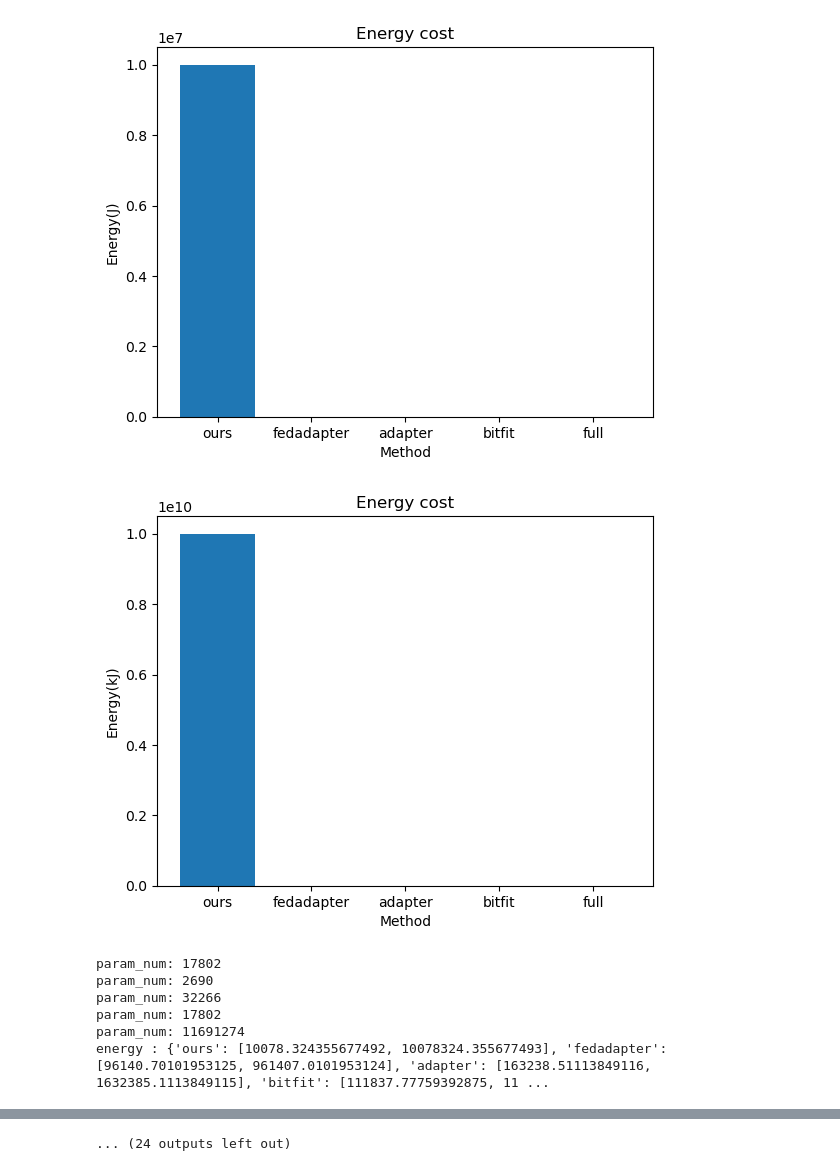
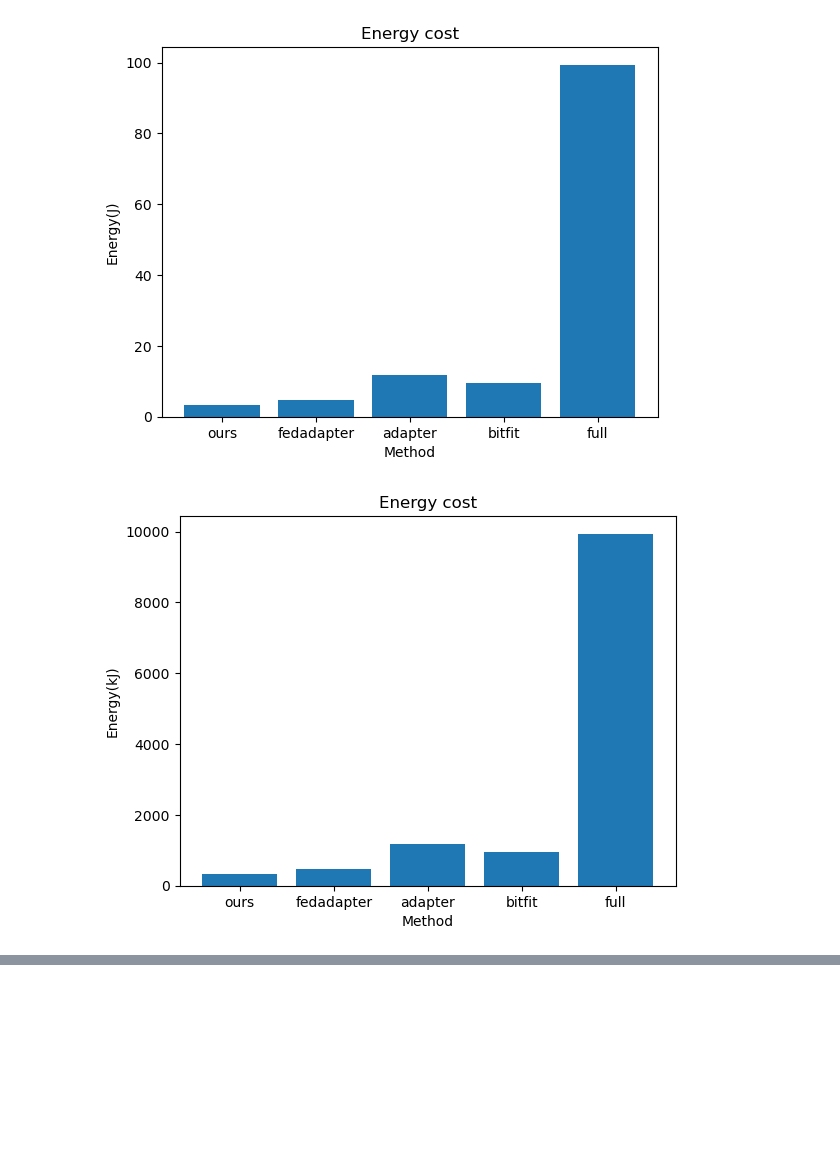
Before and after one commit to UbiquitousLearning/FwdLLM, a Jupyter notebook: all_figures/memery_network/energy.ipynb, the cells around one changed output, grey strips where cells are left out. Saved outputs shown, nothing was run; the diff lists cells and outputs as text; code cells hidden in the pictures; blank space fills up the shorter version.

```diff
--- a/all_figures/memery_network/energy.ipynb
+++ b/all_figures/memery_network/energy.ipynb
@@ -2,7 +2,7 @@
 logging_file_dict = {
     "distilbert agnews":
         {
-        "ours":"./distilbert_agnews/fedFwd_distilbert_agnews_lr0.01_client_num_1000_numerical.log",
+        "ours":"/data/wyz/FedNLP/experiments/distributed/transformer_exps/run_tc_exps/log/new/test_fedFwd_distilbert_agnews_lr0.01_client_num_100_numerical.log",
         'fedadapter':'./distilbert_agnews/fedsgd_distilbert_agnews_lr0.01_client_num_10_fedadapter_2_layer.log',
         "adapter":"./distilbert_agnews/fedsgd_distilbert_agnews_lr0.01_client_num_10_adapter.log",
         "bitfit":"./distilbert_agnews/fedsgd_distilbert_agnews_lr0.01_client_num_10_bitfit.log",
@@ -255,11 +274,13 @@ def plot_end_to_end(model,dataset,target_acc, path=f"/data/wyz/ForwardFL-Latex/f
     # plt.show()
     # return time_to_acc_dict
 # %%
-models = ['albert','distilbert','bert','roberta-large']
-datasets = ['agnews','yahoo','yelp-p']
+# models = ['albert','distilbert','bert','roberta-large']
+# datasets = ['agnews','yahoo','yelp-p']
+models = ['distilbert']
+datasets = ['agnews']
 acc_threhold = {
     'albert-agnews': 0.88,
-    'distilbert-agnews':0.88,
+    'distilbert-agnews':0.86,
     'bert-agnews':0.88,
     'roberta-large-agnews':0.88,
     'albert-yahoo':0.65,
@@ -285,8 +306,2 @@ energy : {'ours': [10000000000, 10000000000000], 'fedadapter': [65824.8861914062
-[figure, old version]
+[figure, new version]
-[figure, old version]
+[figure, new version]
-param_num: 17802
-param_num: 2690
-param_num: 32266
-param_num: 17802
-param_num: 11691274
-energy : {'ours': [10078.324355677492, 10078324.355677493], 'fedadapter': [96140.70101953125, 961407.0101953124], 'adapter': [163238.51113849116, 1632385.1113849115], 'bitfit': [111837.77759392875, 11 ...
@@ -311,4 +308,3 @@ energy : {'ours': [6414.324618964501, 6414324.618964501], 'fedadapter': [10934.4
-... (24 outputs left out)
 # %%
 import matplotlib.pyplot as plt
 import numpy as np
```
Also changed, not shown: parts of 4 cells of this notebook, 24 other files.
